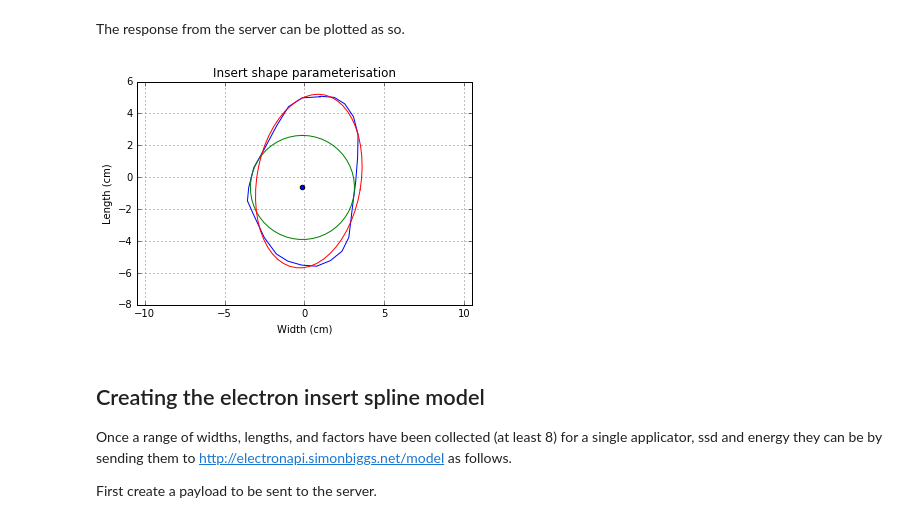
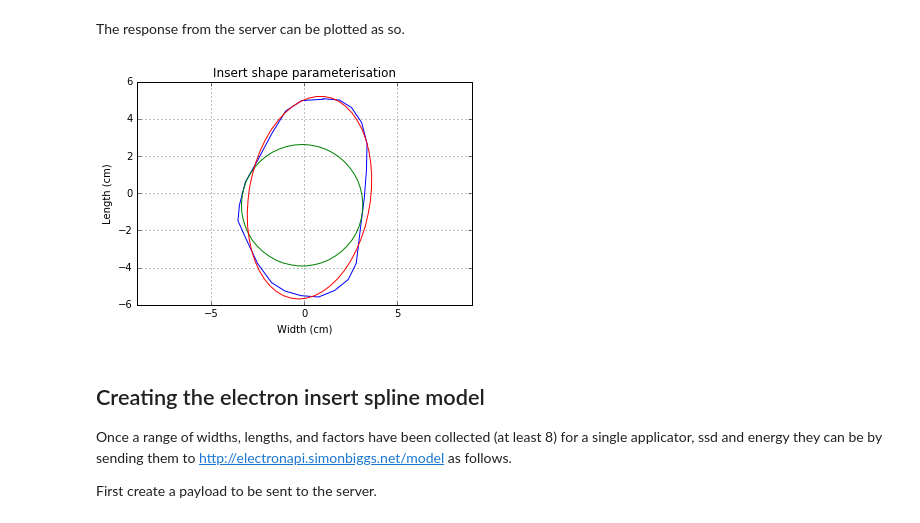
Before and after one commit to SimonBiggs/electronfactor-server, a Jupyter notebook: Electron REST API.ipynb, the cells around one changed output. Drawn from its saved outputs; the diff is of its cells as text; code cells hidden in the pictures.

Commit message:
made to simply return the coordinates of a fitted ellipse

```diff
--- a/Electron REST API.ipynb
+++ b/Electron REST API.ipynb
@@ -61,37 +60,19 @@ rotation_angle = result['rotation_angle']
 # %% [markdown]
 The response from the server can be plotted as so.
-# %%
-plt.plot(insert_x, insert_y)
-plt.axis('equal')
-
-plt.scatter(*circle_centre)
-
-t = np.linspace(0, 2 * np.pi)
-circle_x = insert_width / 2 * np.sin(t) + circle_centre[0]
-circle_y = insert_width / 2 * np.cos(t) + circle_centre[1]
-
-rotation_matrix = np.array([
-        [np.cos(rotation_angle), -np.sin(rotation_angle)],
-        [np.sin(rotation_angle), np.cos(rotation_angle)]
-    ])
-
-ellipse = np.array([
-        insert_length / 2 * np.sin(t),
-        insert_width / 2 * np.cos(t)
-    ]).T
-
-rotated_ellipse = ellipse @ rotation_matrix
-
-plt.plot(circle_x, circle_y)
-plt.plot(rotated_ellipse[:, 1] + x_shift, rotated_ellipse[:, 0] + y_shift)
-
-plt.title('Insert shape parameterisation')
-plt.xlabel('Width (cm)')
-plt.ylabel('Length (cm)')
-
-plt.grid(True)
-# %% [output]
-[figure, removed]
+# %%
+plt.plot(insert_x, insert_y)
+plt.axis('equal')
+
+plt.plot(circle['x'], circle['y'])
+plt.plot(ellipse['x'], ellipse['y'])
+
+plt.title('Insert shape parameterisation')
+plt.xlabel('Width (cm)')
+plt.ylabel('Length (cm)')
+
+plt.grid(True)
+# %% [output]
+[figure, added]
 # %% [markdown]
 ## Creating the electron insert spline model
 
```
Also changed, not shown: parts of 4 cells of this notebook, 2 other files.
